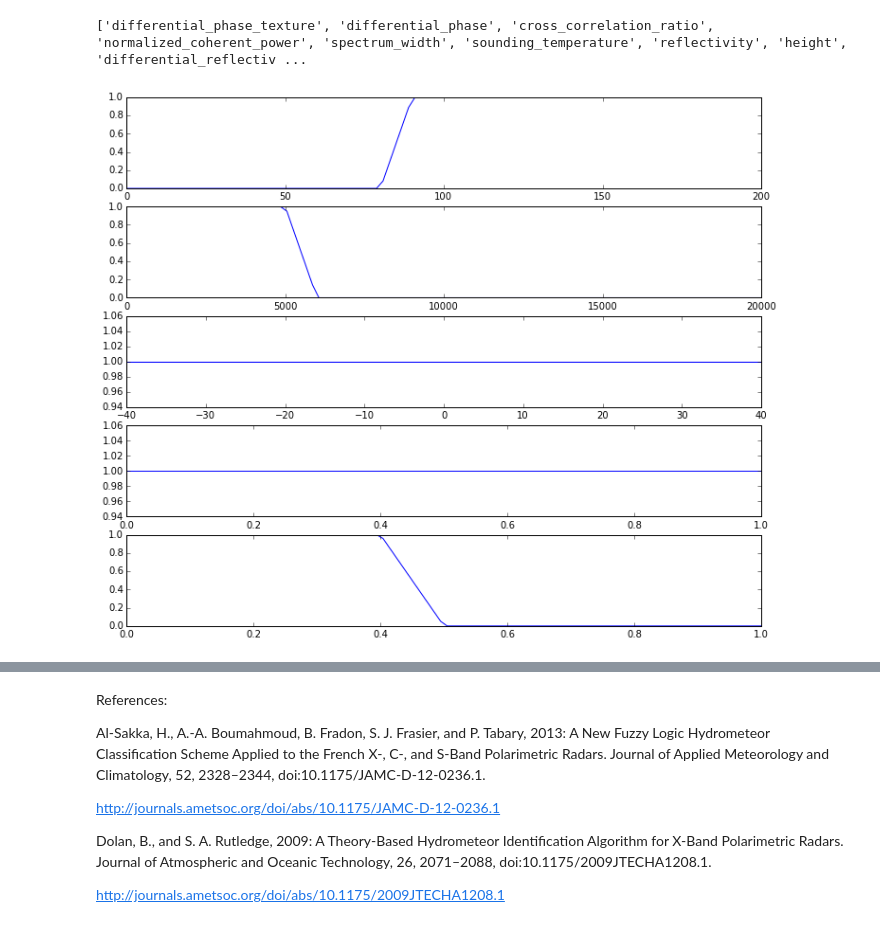
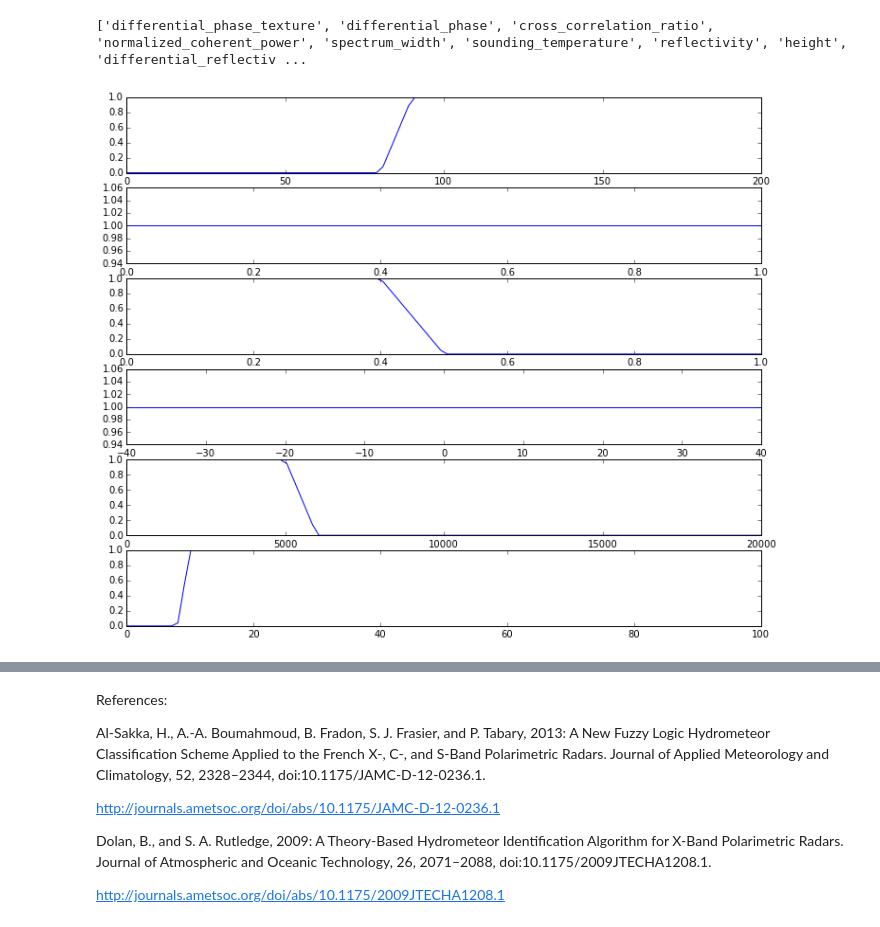
Before and after one commit to ANL-DIGR/openvap, a Jupyter notebook: development/cmac2/notebooks/2 Fuzzy Logic exploration, a simple stab.ipynb, the cells around one changed output, grey strips where cells are left out. Saved outputs shown, nothing was run; the diff lists cells and outputs as text; code cells hidden in the pictures.

```diff
--- a/development/cmac2/notebooks/2 Fuzzy Logic exploration, a simple stab.ipynb
+++ b/development/cmac2/notebooks/2 Fuzzy Logic exploration, a simple stab.ipynb
@@ -330,21 +327,49 @@ second_trip = {'differential_phase_texture' : [80,90,500,500],
+# %%
+#moment : [[start_up, finish_up, start_down, finish_down], weight]
+
+second_trip = {'differential_phase_texture' : [[80,90,500,500], 1.0],
+               'cross_correlation_ratio' : [[0,0,1,1], 1.0],
+               'normalized_coherent_power' : [[0,0,0.4,0.5], 1.0],
+               'height': [[0,0,5000,6000], 1.0],
+               'sounding_temperature' : [[-100,-100,100,100], 1.0],
+               'SNR' : [[8,10, 1000,1000],1.0]}
+
+rain = {'differential_phase_texture' : [[0,0,80,90], 1.0],
+               'cross_correlation_ratio' : [[0,0.6,0.7,1], 1.0],
+               'normalized_coherent_power' : [[0.4,0.5,1,1], 1.0],
+               'height': [[0,0,5000,6000], 1.0],
+               'sounding_temperature' : [[-2,0,100,100], 1.0],
+               'SNR' : [[8,10, 1000,1000], 1.0]}
+
+snow = {'differential_phase_texture' : [[0,0,80,90], 1.0],
+               'cross_correlation_ratio' : [[0,0.6,0.7,1], 1.0],
+               'normalized_coherent_power' : [[0.4,0.5,1,1], 1.0],
+               'height': [[0,0,5000,6000], 1.0],
+               'sounding_temperature' : [[-2,0,100,100], 1.0],
+               'SNR' : [[8,10, 1000,1000], 1.0]}
+
+
+mbfs = {'multi_trip': second_trip, 'rain' : rain}
 # %%
 test_tex = np.linspace(0,200,100)
 test_rhv = np.linspace(0,1,100)
 test_height = np.linspace(0,20000, 100)
 test_ncp = np.linspace(0,1,100)
 test_t = np.linspace(-40,40, 100)
+test_snr = np.linspace(0,100,100)
 test_moments = {'differential_phase_texture' : test_tex,
                'cross_correlation_ratio' : test_rhv,
                'normalized_coherent_power' : test_ncp,
                'height': test_height,
-               'sounding_temperature' : test_t  }
+               'sounding_temperature' : test_t,
+               'SNR' : test_snr}
 # %%
 n_dets = len(second_trip.keys())
 i=1
 fig = plt.figure(figsize = [12,10])
 for det in second_trip.keys():
     plt.subplot(n_dets, 1, i)
-    plt.plot(test_moments[det],fuzz.trapmf(test_moments[det], second_trip[det] ))
+    plt.plot(test_moments[det],fuzz.trapmf(test_moments[det], mbfs['multi_trip'][det][0] ))
     i=i+1
 # %% [output]
-[figure, old version]
+[figure, new version]
```
Also changed, not shown: parts of 10 cells of this notebook.
